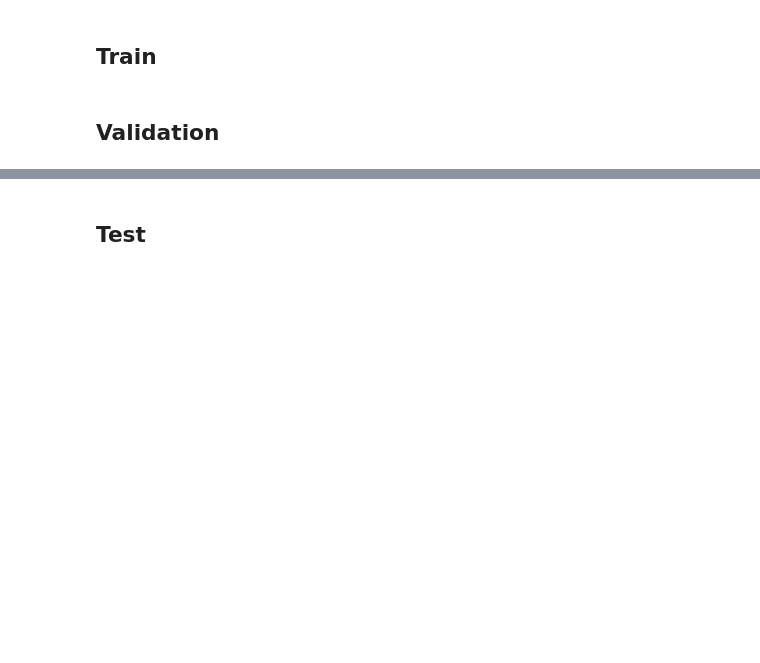
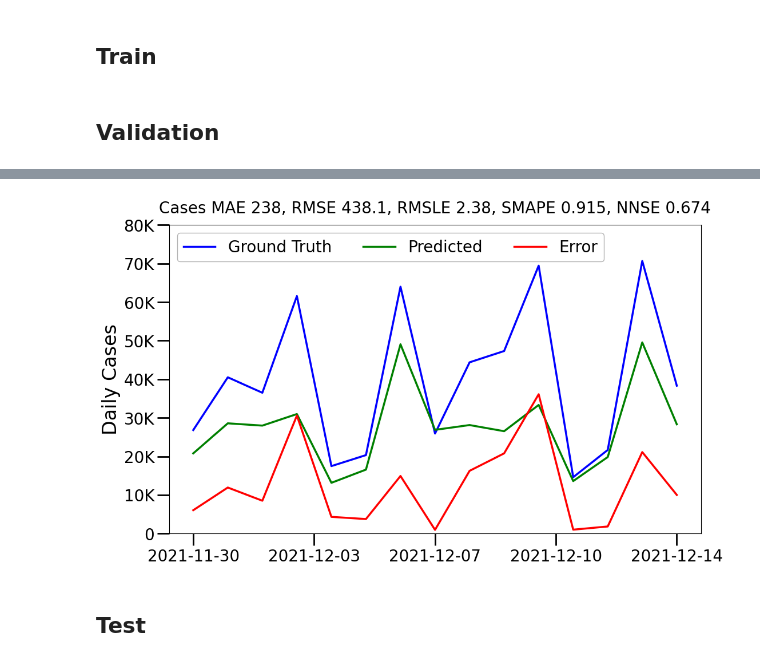
Before and after one commit to Data-ScienceHub/gpce-covid, a Jupyter notebook: Related Works/NHiTSModel.ipynb, the cells around one changed output, grey strips where cells are left out. Drawn from its saved outputs; the diff is of its cells as text; code cells hidden in the pictures; blank space fills up the shorter version.

Commit message:
add nbeats model and fix best model loading

```diff
--- a/Related Works/NHiTSModel.ipynb
+++ b/Related Works/NHiTSModel.ipynb
@@ -158,18 +171,26 @@ model.load_weights(checkpoint.filepath)
+# %%
+_ = model.load(checkpoint.best_model_path)
 # %% [markdown]
 # Historical forecast
+# %%
+model.trainer = Trainer(
+    accelerator= "auto", enable_progress_bar=False, logger=False
+)
 # %% [markdown]
 ## Util
 # %%
+from tqdm.auto import tqdm
+
 def historical_forecast(
     model, df, series_list, past_list, target_scaler
 ):
     prediction_start = df[time_index].min() + input_sequence_length
 
     preds = []
-    # each county is a unique timeseries
-    for fips, series, past in zip(
-        df[group_id].unique(), series_list, past_list
-    ):
+    fips_codes = df[group_id].unique()
+
+    for index in tqdm(range(len(fips_codes)), disable=not VERBOSE):
+        fips, series, past = fips_codes[index], series_list[index], past_list[index]
 
         if len(series) > (input_sequence_length + output_sequence_length):
             # list of predictions with sliding window
@@ -177,7 +198,7 @@ def historical_forecast(
                 series,
                 past_covariates=past,
                 start=prediction_start,
-                retrain=False, last_points_only=False, verbose=VERBOSE,
+                retrain=False, last_points_only=False, verbose=False,
                 forecast_horizon=output_sequence_length, stride=1,
             )
             # reseting index here is ok since only one time column
@@ -189,7 +210,7 @@ def historical_forecast(
                 output_sequence_length,
                 series, n_jobs=-1,
                 past_covariates=past,
-                verbose=VERBOSE
+                verbose=False
             )
             county_preds = county_preds.pd_dataframe().reset_index()
 
@@ -235,9 +256,9 @@ print(train_prediction_df.describe())
 # %%
-for target in targets:
-    plot_predition(
-        train_prediction_df, target, plot_error=True, show_image=SHOW_IMAGE,
-        figure_path=os.path.join(output_folder, f'Summed_{target}_Train.jpg')
-    )
+# for target in targets:
+#     plot_predition(
+#         train_prediction_df, target, show_image=SHOW_IMAGE,
+#         figure_path=os.path.join(output_folder, f'Summed_{target}_Train.jpg')
+#     )
 # %% [markdown]
 ## Validation
 # %%
@@ -252,9 +286,11 @@ print(val_prediction_df.describe())
 # %%
 for target in targets:
     plot_predition(
-        val_prediction_df, target, show_image=SHOW_IMAGE,
+        val_prediction_df, target, plot_error=True, show_image=SHOW_IMAGE,
         figure_path=os.path.join(output_folder, f'Summed_{target}_Validation.jpg')
     )
+# %% [output]
+[figure, added]
 # %% [markdown]
 ## Test
 # %%
```
Also changed, not shown: parts of 10 cells of this notebook, 10 other files.
